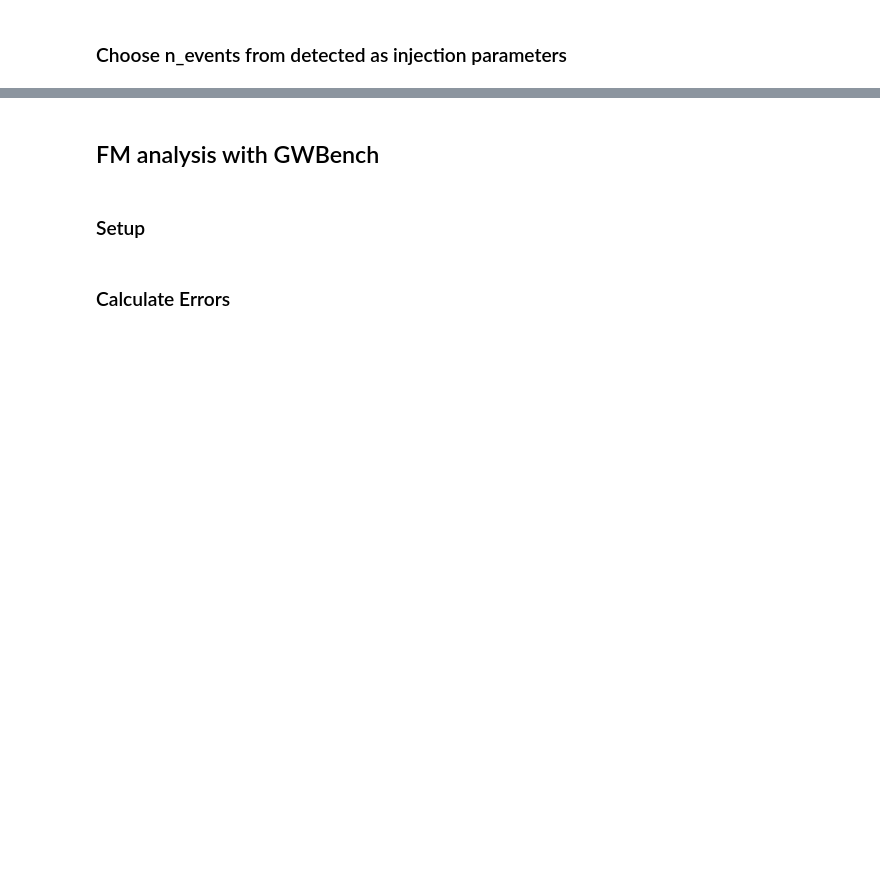
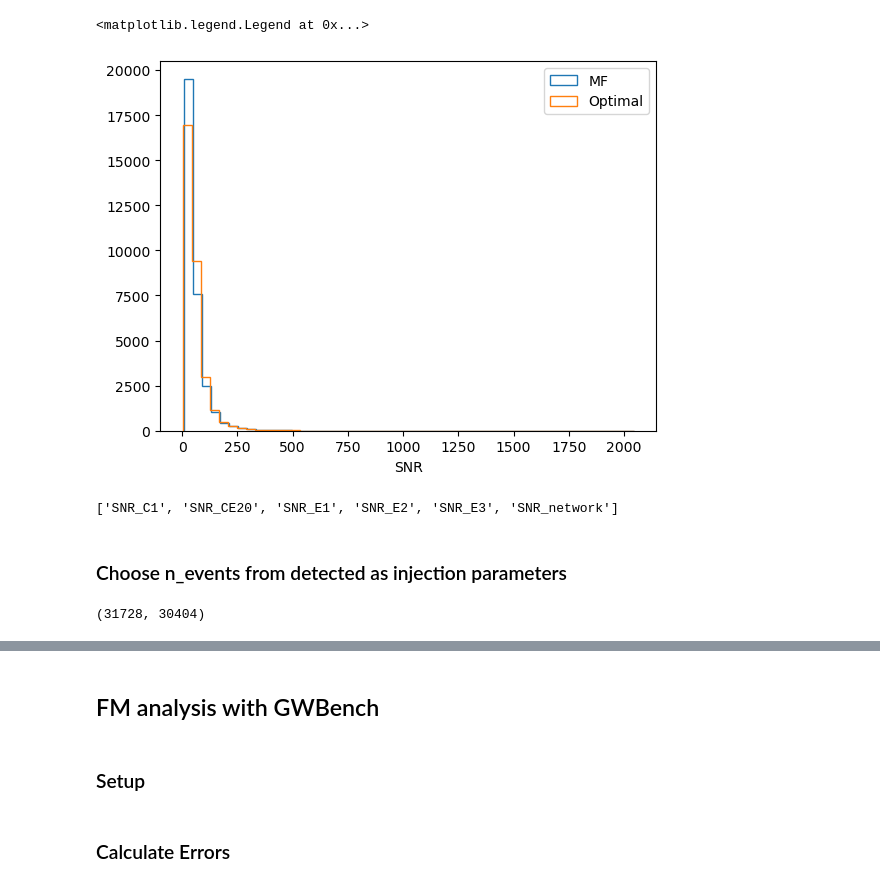
Before and after one commit to divyajyoti09/next_gen_detect, a Jupyter notebook: A-sharp_z_peak_mapping/gwbench_err_calc.ipynb, the cells around one changed output, grey strips where cells are left out. Cells and saved outputs as stored; diff of their text form; code cells hidden in the pictures; blank space fills up the shorter version.

```diff
--- a/A-sharp_z_peak_mapping/gwbench_err_calc.ipynb
+++ b/A-sharp_z_peak_mapping/gwbench_err_calc.ipynb
@@ -16,4 +16,4 @@ import seaborn as sns
 # %%
 base_dir = '/home/divyajyoti/ACADEMIC/Projects/Cardiff_University/Next_gen_detectability/A-sharp-study/'
 inj_data_file = os.path.join(base_dir, 'SNR_output_files', 'BBH',
-                             'LHI_SNR_1_pop_PLP_spin_prec_z_MD_zmax_6_lmrd_22_365_days_corrected_td_SNR_data.h5')
+                             'CE4020ET123_CoBA10_SNR_2_pop_PLP_spin_prec_z_MD_zmax_10_lmrd_22_365_days_corrected_td_SNR_data.h5')
@@ -21,0 +20,27 @@ inj_data = dd.io.load(inj_data_file)
+# %%
+def decode_bytes_recursive(val):
+    if isinstance(val, bytes):
+        return val.decode('utf-8')
+    elif isinstance(val, np.ndarray):
+        if val.dtype.kind == 'S':  # Byte string array
+            return np.vectorize(lambda x: x.decode('utf-8'))(val)
+        elif val.dtype.kind in {'O'}:
+            return np.vectorize(decode_bytes_recursive)(val)
+        else:
+            return val
+    elif isinstance(val, list):
+        return [decode_bytes_recursive(v) for v in val]
+    elif isinstance(val, dict):
+        return {k: decode_bytes_recursive(v) for k, v in val.items()}
+    return val
+
+def load_h5_group(group):
+    data = {}
+    for key in group.keys():
+        item = group[key]
+        if isinstance(item, h5py.Dataset):
+            val = item[()]
+            data[key] = decode_bytes_recursive(val)
+        elif isinstance(item, h5py.Group):
+            data[key] = load_h5_group(item)
+    return data
@@ -63,8 +117,22 @@ def get_detected_SNRs(data_dict, ifo_threshold=5, network_threshold=12, method='
         return(detected_events_df, detected_dict)
     else:
         return(detected_events_df)
+# %%
+plt.hist(inj_data['results']['SNR_mf_network'], bins=50, histtype=u'step', label='MF');
+plt.hist(inj_data['results']['SNR_network'], bins=50, histtype=u'step', label='Optimal');
+plt.xlabel('SNR')
+plt.legend()
+# %% [output]
+<matplotlib.legend.Legend at 0x...>
+[figure, added]
 # %%
-inj_data['detected'] = get_detected_SNRs(inj_data['Optimal_SNR'], method='two-detector')
+inj_data['detected_mf'] = get_detected_SNRs(inj_data['results'], method='two-detector')
+# %% [output]
+['SNR_C1', 'SNR_CE20', 'SNR_E1', 'SNR_E2', 'SNR_E3', 'SNR_network']
 # %% [markdown]
 ### Choose n_events from detected as injection parameters
+# %%
+len(inj_data['results']['redshift']), len(inj_data['detected_mf']['redshift'])
+# %% [output]
+(31728, 30404)
 # %%
```
Also changed, not shown: parts of 17 cells of this notebook, 10 other files.
